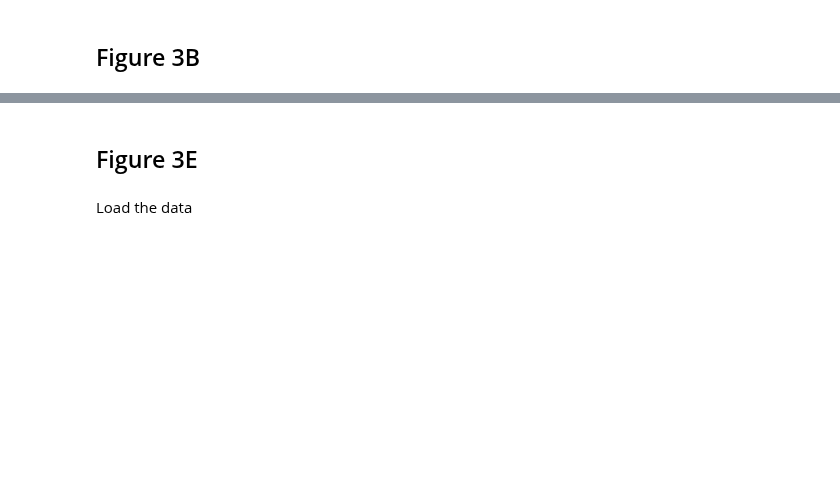
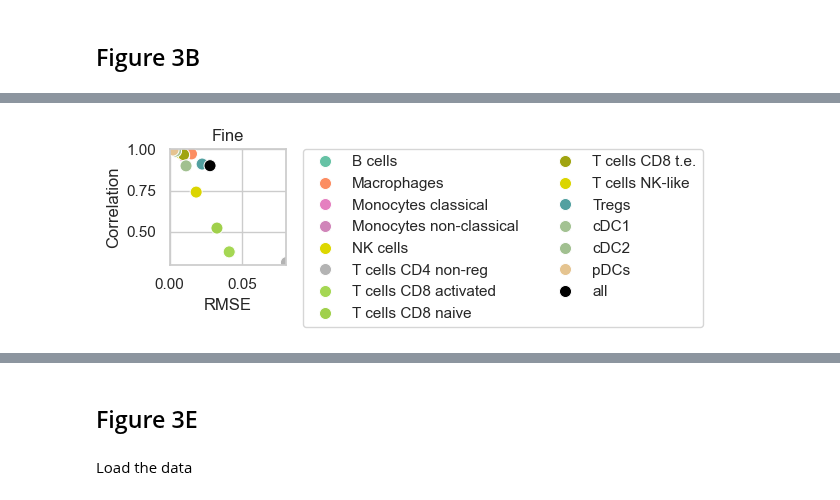
Before and after one commit to ComputationalBiomedicineGroup/rectangle_paper, a Jupyter notebook: notebooks/figure_3.ipynb, the cells around one changed output, grey strips where cells are left out. Saved outputs shown, nothing was run; the diff lists cells and outputs as text; code cells hidden in the pictures; blank space fills up the shorter version.

```diff
--- a/notebooks/figure_3.ipynb
+++ b/notebooks/figure_3.ipynb
@@ -342,0 +678,26 @@ plt.show()
+# %%
+# rename 'T cells CD8 terminally exhausted' to 'T cells CD8 t.e.'
+
+x_fine_cells = x_fine_cells.rename(index={'T cells CD8 terminally exhausted': 'T cells CD8 t.e.'})
+
+import seaborn as sns
+import matplotlib.pyplot as plt
+color_palette = sns.color_palette("tab20")[0:14]
+color_palette.append((0.01, 0.01, 0.01))
+# set paper theme
+
+sns.set_style("whitegrid")
+plt.figure(figsize=(1.5, 1.5))
+# set y lim from 0 to 1
+plt.ylim(0.3, 1)
+plt.xlim(0, 0.08)
+sns.scatterplot(data=x_fine_cells, x='RMSE', y='Correlation', hue=x_fine_cells.index, s=75, palette=cell_palette)
+plt.title('Fine')
+#legend in two columns
+plt.legend(bbox_to_anchor=(1.15, 1), loc=2, borderaxespad=0., ncol=2)
+#tight layout
+#save the whole figure
+plt.savefig('../figures/3d_scatter_fine.pdf', bbox_inches='tight')
+plt.show()
+# %% [output]
+[figure, added]
```
Also changed, not shown: parts of 18 cells of this notebook.
